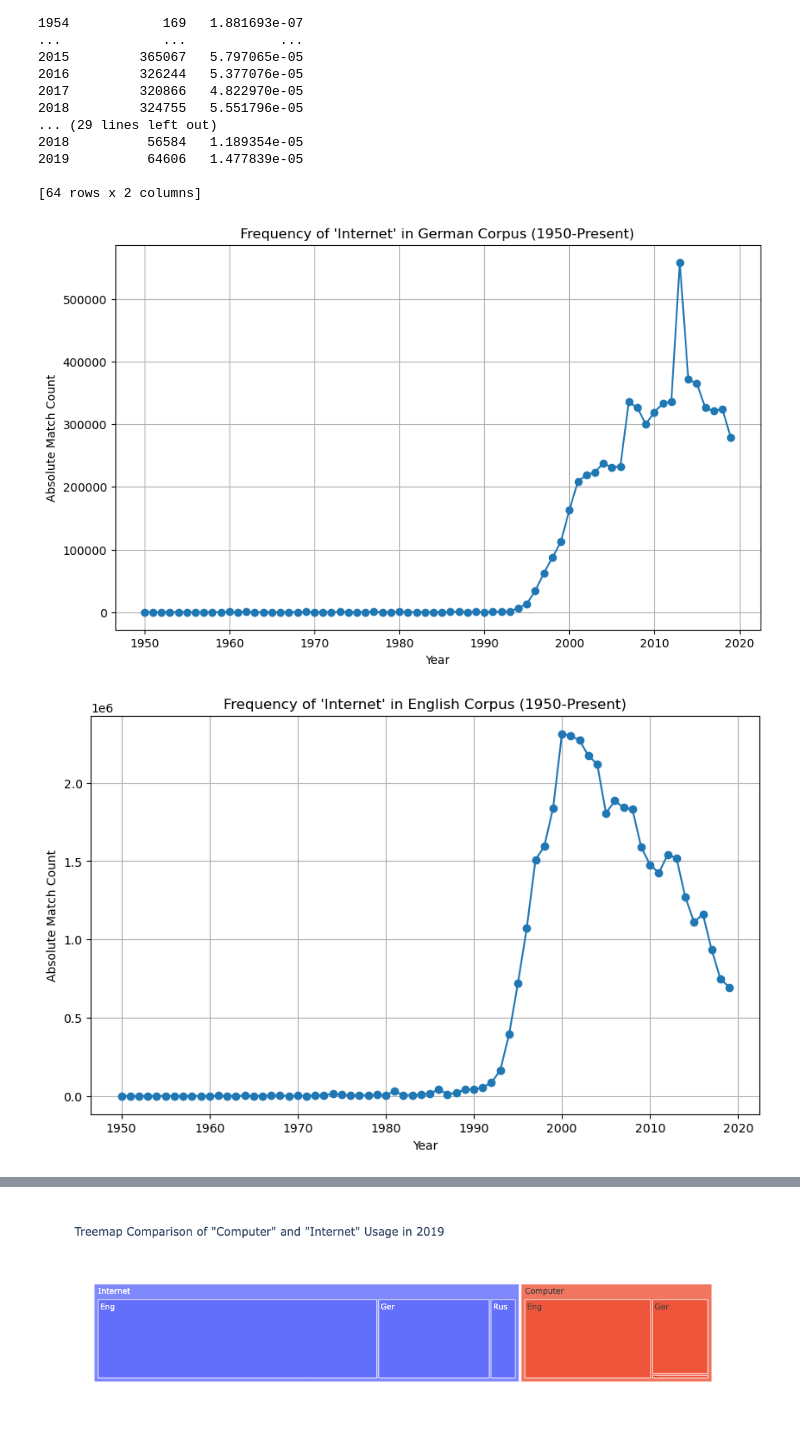
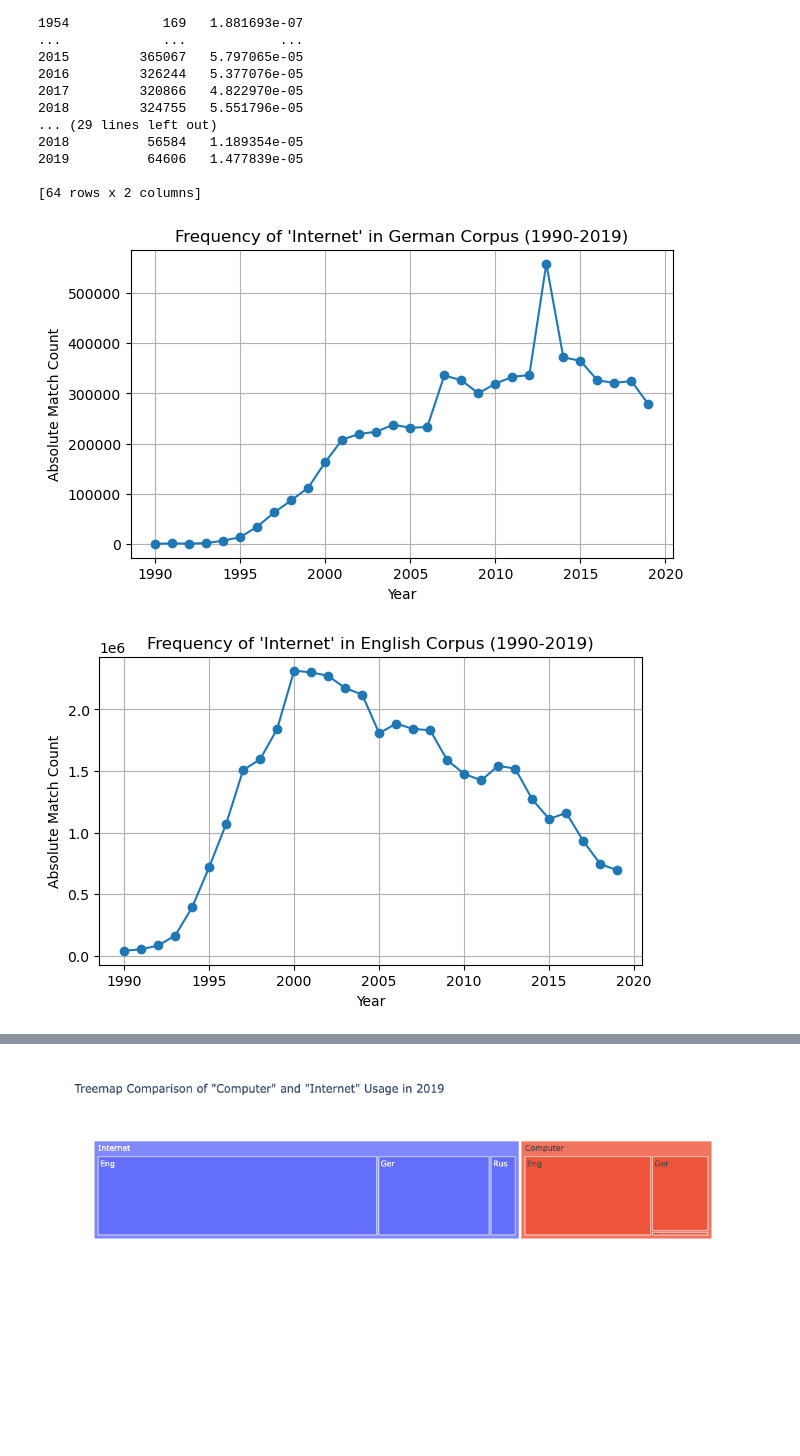
Before and after one commit to julia-sam/30-chart-challenge, a Jupyter notebook: 30_chart_challenge.ipynb, the cells around one changed output, grey strips where cells are left out. Cells and saved outputs as stored; diff of their text form; code cells hidden in the pictures; blank space fills up the shorter version.

```diff
--- a/30_chart_challenge.ipynb
+++ b/30_chart_challenge.ipynb
@@ -81,37 +81,37 @@ year
 # %%
 import matplotlib.pyplot as plt
 
 def plot_ngram_frequency(data, title):
     if not data.empty:
-        plt.figure(figsize=(10, 6))
+        plt.figure(figsize=(7, 4))
         data['absMatchCount'].plot(kind='line', marker='o')
         plt.title(title)
         plt.xlabel('Year')
         plt.ylabel('Absolute Match Count')
         plt.grid(True)
         plt.show()
     else:
         print(f"No data to plot for: {title}")
 
 try:
     german_ids = search_ngram("Internet", 'ger', 'cs')
     english_ids = search_ngram("Internet", 'eng', 'cs')
     russian_ids = search_ngram("Интернет", 'rus', 'cs')
 
     german_data = aggregate_ngram_data(german_ids, 'ger')
     english_data = aggregate_ngram_data(english_ids, 'eng')
     russian_data = aggregate_ngram_data(russian_ids, 'rus')
 
-    german_data = german_data[german_data.index >= 1950]
-    english_data = english_data[english_data.index >= 1950]
-    russian_data = russian_data[russian_data.index >= 1950]
+    german_data = german_data[german_data.index >= 1990]
+    english_data = english_data[english_data.index >= 1990]
+    russian_data = russian_data[russian_data.index >= 1990]
 
-    plot_ngram_frequency(german_data, "Frequency of 'Internet' in German Corpus (1950-Present)")
-    plot_ngram_frequency(english_data, "Frequency of 'Internet' in English Corpus (1950-Present)")
-    plot_ngram_frequency(russian_data, "Frequency of 'Интернет' in Russian Corpus (1950-Present)")
+    plot_ngram_frequency(german_data, "Frequency of 'Internet' in German Corpus (1990-2019)")
+    plot_ngram_frequency(english_data, "Frequency of 'Internet' in English Corpus (1990-2019)")
+    plot_ngram_frequency(russian_data, "Frequency of 'Интернет' in Russian Corpus (1990-2019)")
 
 except Exception as e:
     print(e)
 # %% [output]
-[figure, old version]
+[figure, new version]
-[figure, old version]
+[figure, new version]
```
Also changed, not shown: parts of 14 cells of this notebook, 1 other file.
